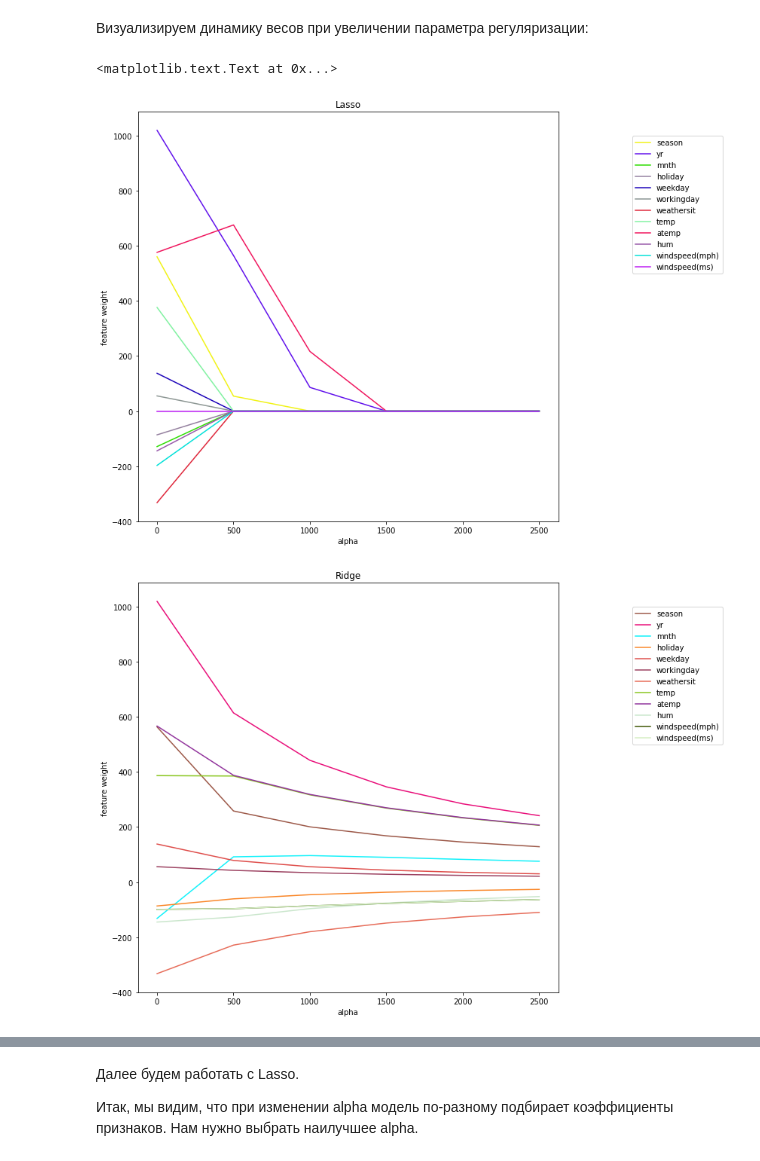
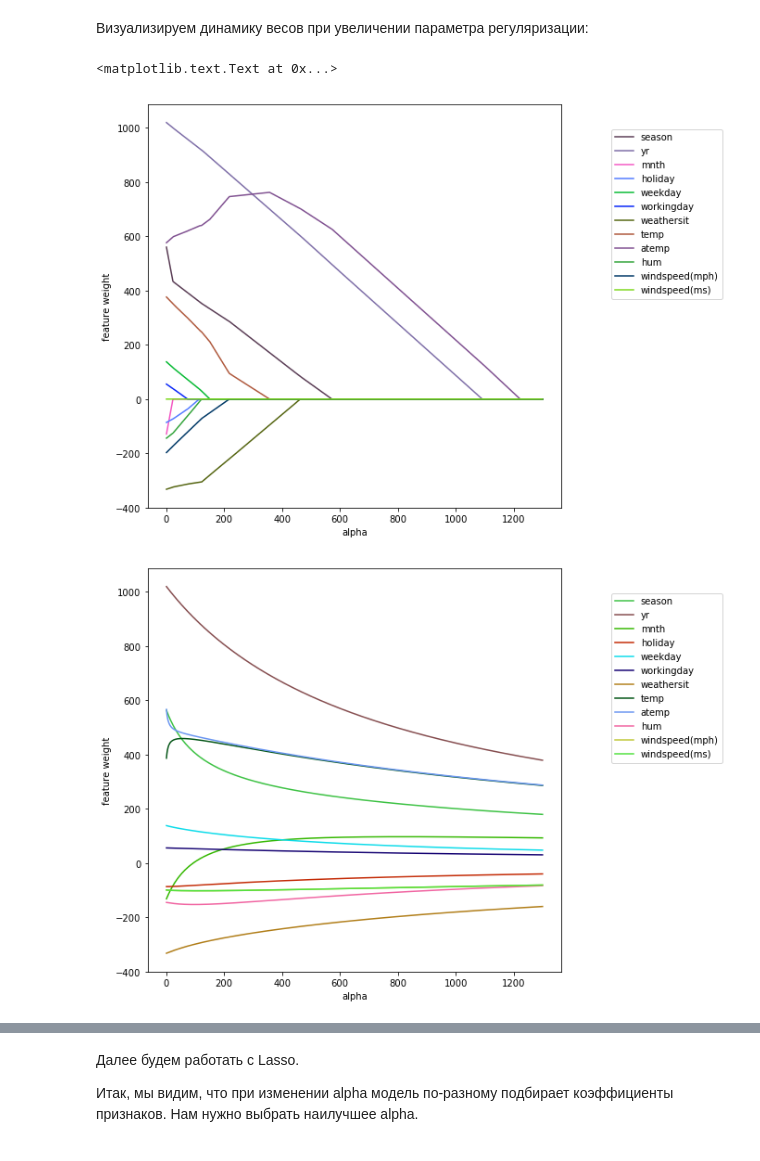
Before and after one commit to roman-urum/math-and-python, a Jupyter notebook: OverfittingTask.ipynb, the cells around one changed output, grey strips where cells are left out. Saved outputs shown, nothing was run; the diff lists cells and outputs as text; code cells hidden in the pictures.

```diff
--- a/OverfittingTask.ipynb
+++ b/OverfittingTask.ipynb
@@ -224,7 +224,7 @@ zip(df.columns, ridge_regressor.coef_)
 Давайте пронаблюдаем, как меняются веса при увеличении коэффициента регуляризации $\alpha$ (в лекции коэффициент при регуляризаторе мог быть обозначен другой буквой).
 # %%
 # Код 3.1 (1 балл)
-alphas = np.arange(1, 3000, 500)
+alphas = np.arange(1, 1300, 1)
 coefs_lasso = np.zeros((alphas.shape[0], X.shape[1])) # матрица весов размера (число регрессоров) x (число признаков)
 coefs_ridge = np.zeros((alphas.shape[0], X.shape[1]))
 # Для каждого значения коэффициента из alphas обучите регрессор Lasso
@@ -239,4 +239,3 @@ for i, alpha in enumerate(alphas):
     ridge_regressor = Ridge(alpha=alpha)
     ridge_regressor.fit(X, y)
     coefs_ridge[i] = ridge_regressor.coef_
-coefs_ridge
@@ -262,25 +242,25 @@ array([[  563.06457225,  1018.94837879,  -131.87332028,   -86.746098  ,
 # %% [markdown]
 Визуализируем динамику весов при увеличении параметра регуляризации:
 # %%
-plt.figure(figsize=(10, 10))
+plt.figure(figsize=(8, 8))
 for coef, feature in zip(coefs_lasso.T, df.columns):
     plt.plot(alphas, coef, label=feature, color=np.random.rand(3))
 plt.legend(loc="upper right", bbox_to_anchor=(1.4, 0.95))
 plt.xlabel("alpha")
 plt.ylabel("feature weight")
-plt.title("Lasso")
+#plt.title("l")
 
-plt.figure(figsize=(10, 10))
+plt.figure(figsize=(8, 8))
 for coef, feature in zip(coefs_ridge.T, df.columns):
     plt.plot(alphas, coef, label=feature, color=np.random.rand(3))
 plt.legend(loc="upper right", bbox_to_anchor=(1.4, 0.95))
 plt.xlabel("alpha")
 plt.ylabel("feature weight")
-plt.title("Ridge")
+#plt.title("Ridge")
 # %% [output]
 <matplotlib.text.Text at 0x...>
-[figure, old version]
+[figure, new version]
-[figure, old version]
+[figure, new version]
 # %% [markdown]
 Ответы на следующие вопросы можно давать, глядя на графики или выводя коэффициенты на печать.
 
```
Also changed, not shown: parts of 6 cells of this notebook, 2 other files.
